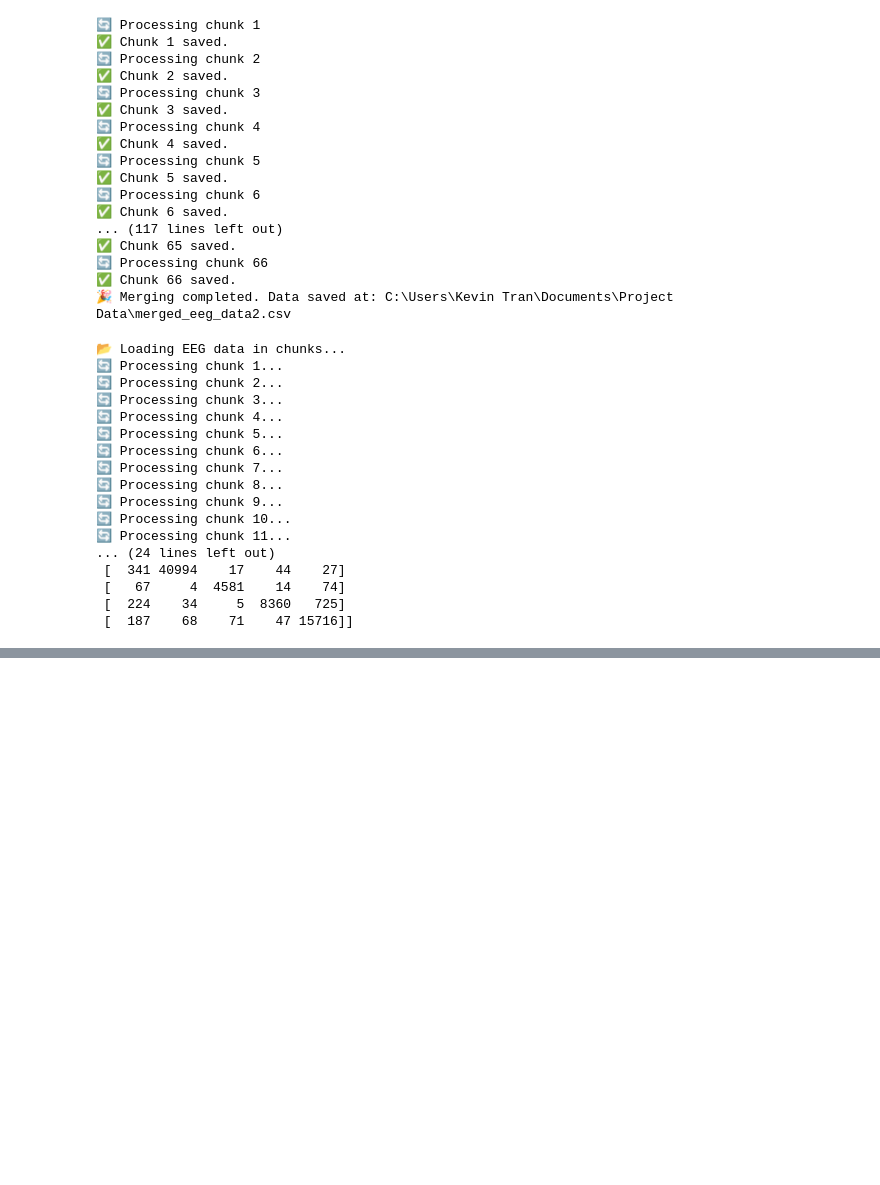
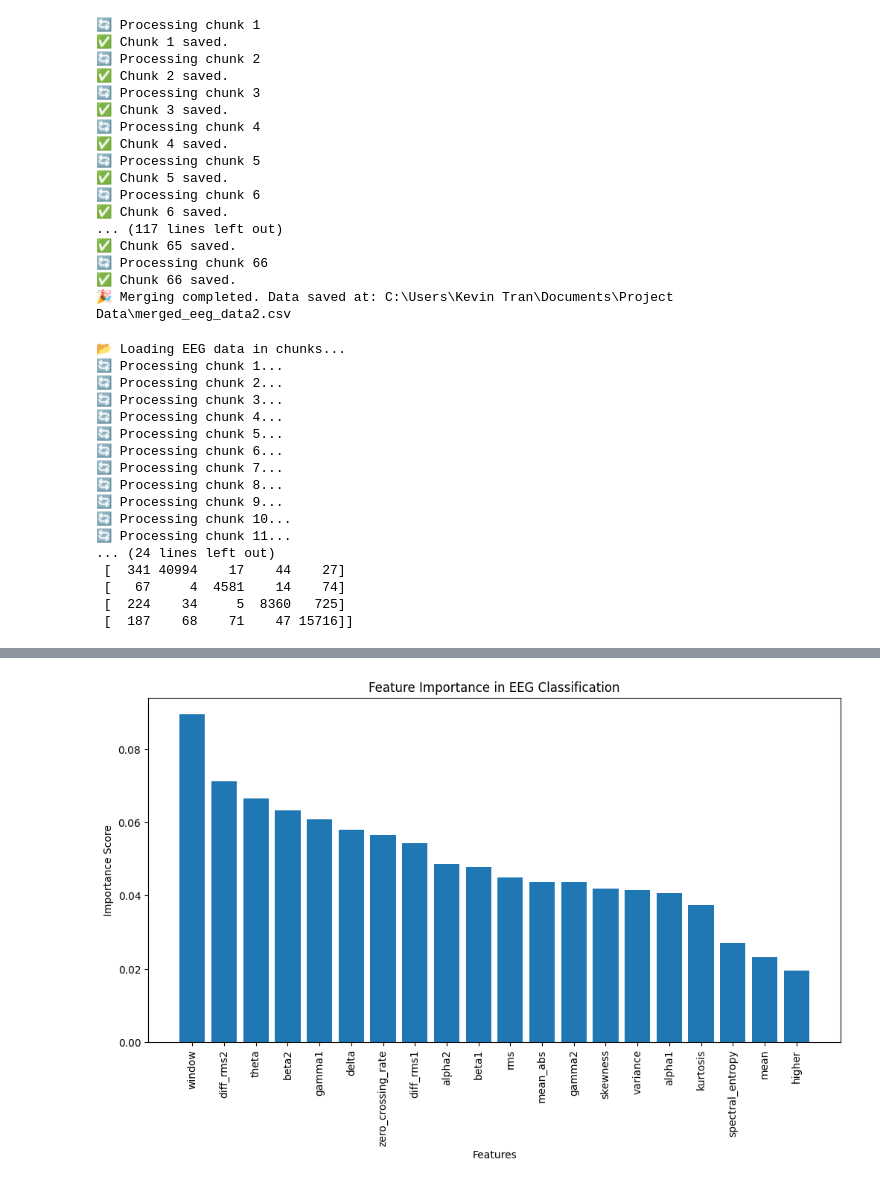
Before and after one commit to emelendez2016/ED1-PROJECT2024, a Jupyter notebook: machine learning.ipynb, the cells around one changed output, grey strips where cells are left out. Drawn from its saved outputs; the diff is of its cells as text; code cells hidden in the pictures; blank space fills up the shorter version.

```diff
--- a/machine learning.ipynb
+++ b/machine learning.ipynb
@@ -6,7 +6,7 @@ import pandas as pd
 # 📂 Define File Paths
 eeg_features_path = r"C:\Users\Kevin Tran\Documents\Project Data\feature extractions\eeg_features.csv"
 train_path = r"C:\Users\Kevin Tran\Documents\GitHub ED1\hms-harmful-brain-activity-classificationtrain_eegs\train.csv"
-merged_eeg_path = r"C:\Users\Kevin Tran\Documents\Project Data\merged_eeg_data.csv"
+merged_eeg_path = r"C:\Users\Kevin Tran\Documents\Project Data\merged_eeg_data2.csv"
 
 # ✅ Load train.csv
 train_df = pd.read_csv(train_path)
@@ -387,6 +387,7 @@ if __name__ == "__main__":
 **BUILD 2**
 # %%
 import pandas as pd
+import numpy as np
 
 # 📂 Define File Paths
 eeg_features_path = r"C:\Users\Kevin Tran\Documents\Project Data\feature extractions\eeg_features.csv"
@@ -396,16 +397,15 @@ merged_eeg_path = r"C:\Users\Kevin Tran\Documents\Project Data\merged_eeg_data2.
 # ✅ Load train.csv
 train_df = pd.read_csv(train_path)
 
-# 🔄 Convert `expert_consensus` into multi-class labels
+# 🔄 Convert `expert_consensus` into multi-class labels (UPDATED MAPPING)
 label_mapping = {
+    "Other": 0,    # Map Other to Normal (0)
     "Seizure": 1,
     "GPD": 2,
     "GRDA": 3,
     "LPD": 4,
-    "LRDA": 5,
-    "Normal": 0  # Treat all non-harmful cases as "Normal"
+    "LRDA": 5
 }
-
 train_df["label"] = train_df["expert_consensus"].map(label_mapping)
 
 # 🎯 Keep only necessary columns
@@ -431,6 +431,12 @@ for i, chunk in enumerate(pd.read_csv(eeg_features_path, chunksize=chunk_size, d
     # 🔄 Merge chunk with `train.csv` labels
     merged_chunk = chunk.merge(train_df, on="eeg_id", how="left")
 
+    # 🔄 Replace NaN labels with Normal (0)
+    merged_chunk["label"].fillna(0, inplace=True)
+
+    # 🔄 Convert labels to integers
+    merged_chunk["label"] = merged_chunk["label"].astype(int)
+
     # ✅ Append to CSV (without keeping everything in memory)
     merged_chunk.to_csv(merged_eeg_path, mode="a", index=False, header=(i == 0))  # Write header only for first chunk
 
@@ -754,0 +3516,23 @@ if __name__ == "__main__":
+# %%
+# 🚀 Analyze Feature Importance
+import matplotlib.pyplot as plt
+import numpy as np
+
+# Load the trained model
+rf_model = joblib.load(model_path)
+feature_names = joblib.load(feature_columns_path)
+
+# Get feature importances
+importances = rf_model.feature_importances_
+indices = np.argsort(importances)[::-1]
+
+# Plot the top features
+plt.figure(figsize=(12, 6))
+plt.title("Feature Importance in EEG Classification")
+plt.bar(range(20), importances[indices][:20], align="center")  # Show top 20 features
+plt.xticks(range(20), [feature_names[i] for i in indices][:20], rotation=90)
+plt.xlabel("Features")
+plt.ylabel("Importance Score")
+plt.show()
+# %% [output]
+[figure, added]
```
Also changed, not shown: parts of 27 cells of this notebook, 2 other files.
